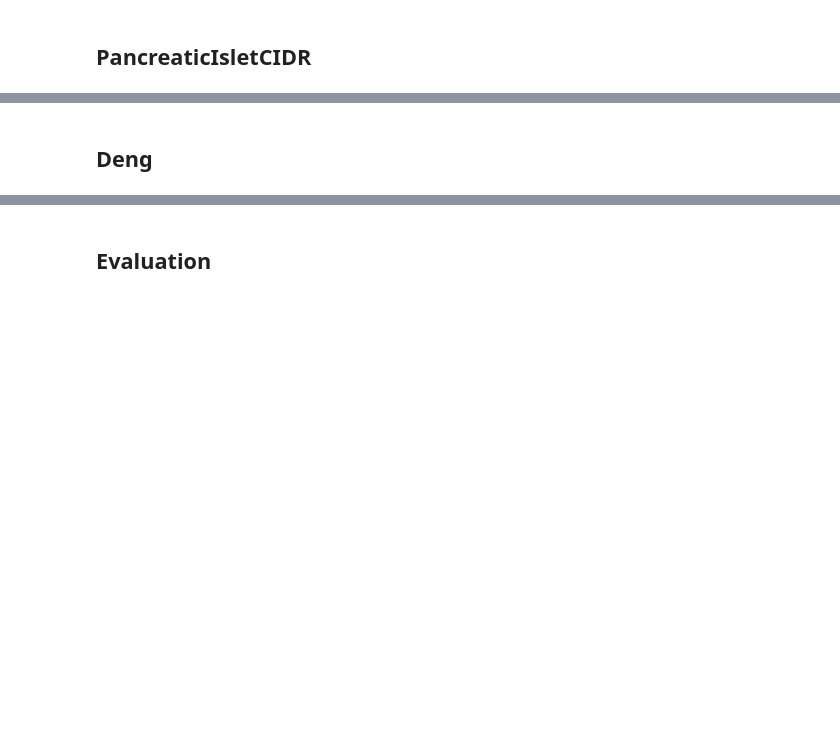
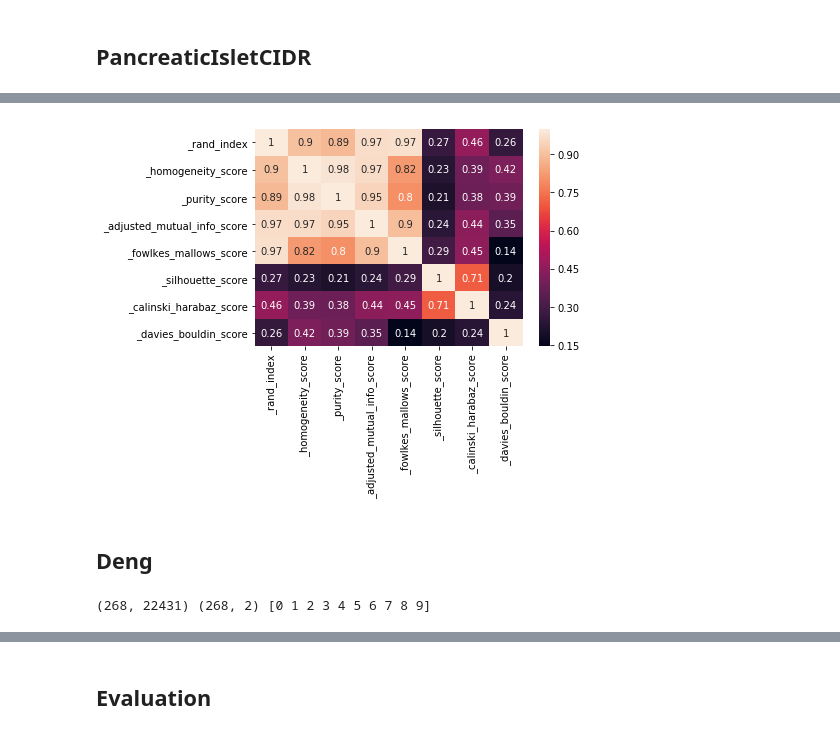
Before and after one commit to ciortanmadalina/single-cell-sota, a Jupyter notebook: gmm/gmm-pipeline.ipynb, the cells around one changed output, grey strips where cells are left out. Saved outputs shown, nothing was run; the diff lists cells and outputs as text; code cells hidden in the pictures; blank space fills up the shorter version.

```diff
--- a/gmm/gmm-pipeline.ipynb
+++ b/gmm/gmm-pipeline.ipynb
@@ -171,0 +183,5 @@ gmm_utils.plotBestPrediction(summaryDf, dataset, pca_comp = 4)
+# %%
+resultsDf = pd.read_pickle(resultsFile)
+display(resultsDf.sort_values(by='_rand_index', ascending = False).head(3))
+gmm_utils.plotCorrelation(resultsDf)
+# %% [output]
@@ -172,3 +192,4 @@ gmm_utils.plotBestPrediction(summaryDf, dataset, pca_comp = 4)
+[figure, added]
 # %% [markdown]
 ## Deng
 # %%
@@ -176,8 +197,10 @@ dataset= 'deng'
 trialsFile = f'{dataset}_gmm_trials.pkl'
 resultsFile = f'{dataset}_gmm_results.pkl'
 df, truth = gmm_utils.loadData(dataset)
-umap2D = gmm_utils.getUmap(df, pca_comp = 10)
+# umap2D = gmm_utils.getUmap(df, pca_comp = 10)
 print(df.shape, truth.shape, truth.clusters.unique())
+# %% [output]
+(268, 22431) (268, 2) [0 1 2 3 4 5 6 7 8 9]
 # %%
 
 space = {
```
Also changed, not shown: parts of 17 cells of this notebook, 10 other files.
